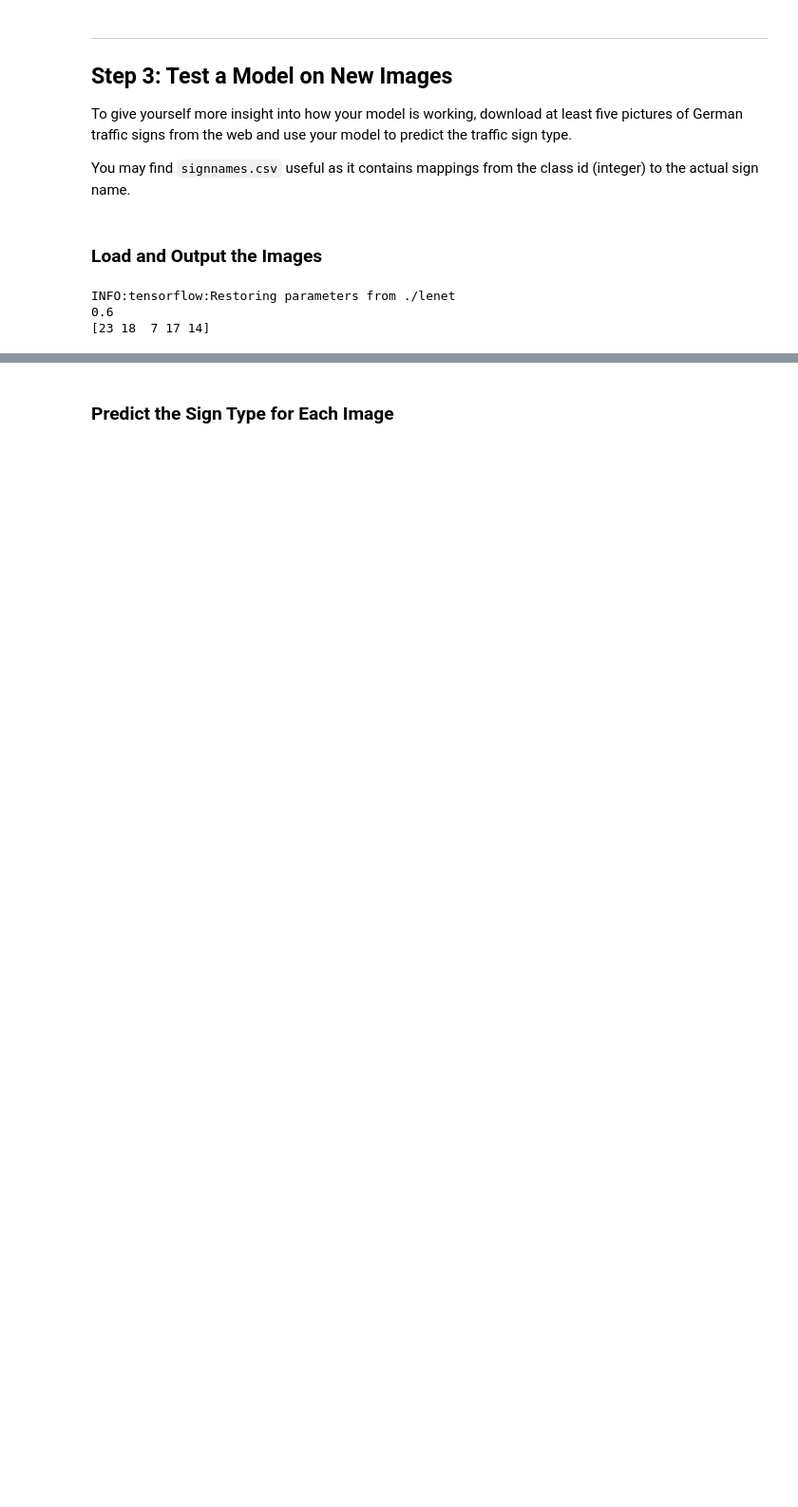
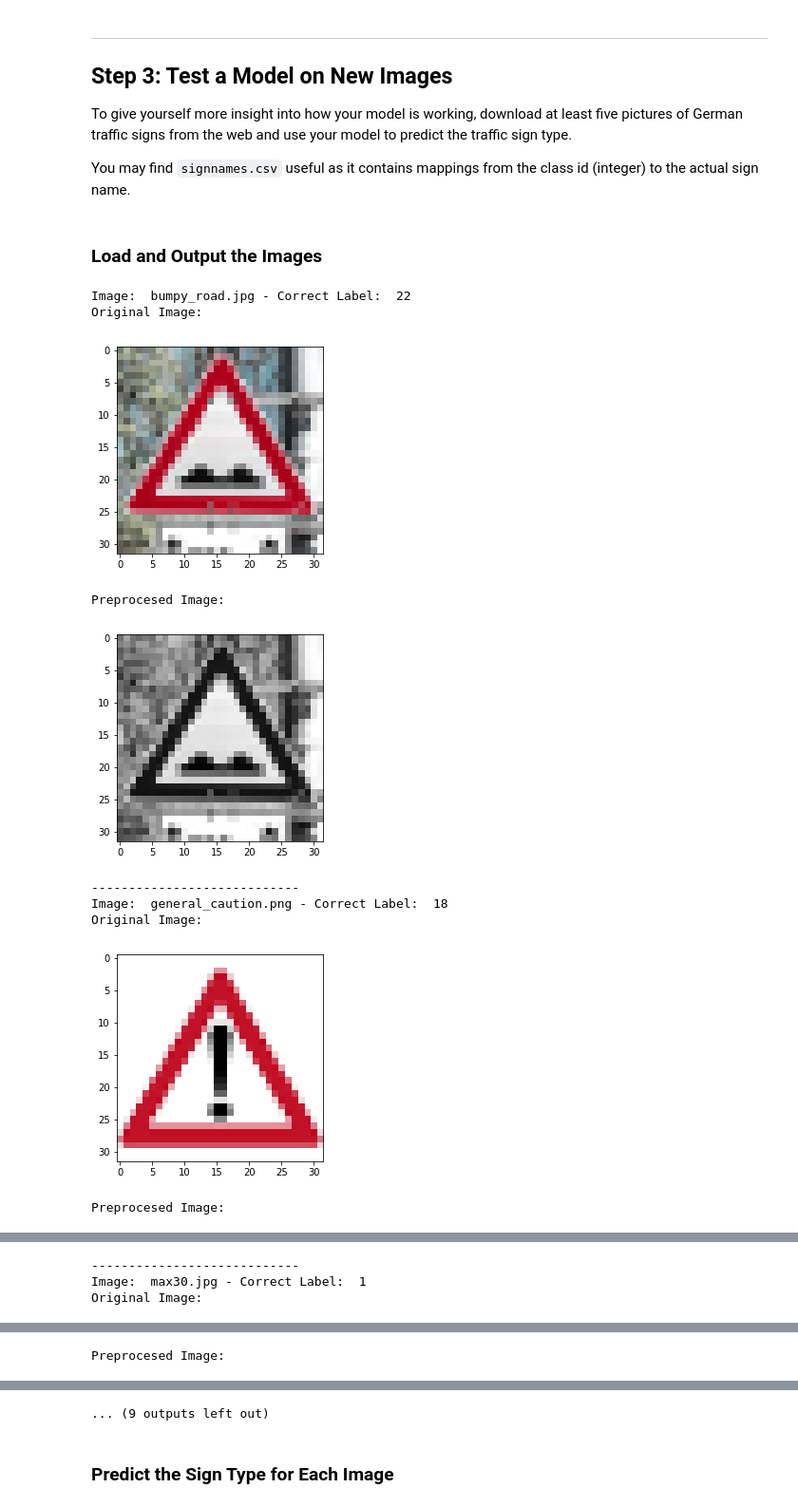
Before and after one commit to letyrodridc/Self-Driving-Car-Udacity, a Jupyter notebook: Traffic-Sign-Classifier/Traffic_Sign_Classifier.ipynb, the cells around one changed output, grey strips where cells are left out. Shown: that part at 95% size. Saved outputs shown, nothing was run; the diff lists cells and outputs as text; code cells hidden in the pictures; blank space fills up the shorter version.

```diff
--- a/Traffic-Sign-Classifier/Traffic_Sign_Classifier.ipynb
+++ b/Traffic-Sign-Classifier/Traffic_Sign_Classifier.ipynb
@@ -390,60 +390,51 @@ You may find `signnames.csv` useful as it contains mappings from the class id (i
 # %%
 ### Load the images and plot them here.
 ### Feel free to use as many code cells as needed.
 
-def show_image(image_name):
-    img = cv2.imread('my_images/'+image_name, cv2.IMREAD_COLOR)
-    img = cv2.cvtColor(img, cv2.COLOR_BGR2RGB)
-    plt.imshow(img)
+def show_image(image, gray=False):
+    if gray:
+        plt.imshow(image,cmap='gray')
+
+    else:
+        img = cv2.cvtColor(image, cv2.COLOR_BGR2RGB)
+        plt.imshow(img)
     plt.show()
-
-def test_accuracy(data, y_data, y_one_hot):
-
-    with tf.Session() as sess:
-        # Initialize variables
-
-        # Restore model weights from previously saved model
-        model_path = './lenet'
-        saver.restore(sess, model_path)
-
-        predicted_logits = sess.run(logits, feed_dict={x: data, y: y_data, keep_prob: 1.0})
-
-        prediction=tf.argmax(predicted_logits,1)
-
-        correct_prediction = tf.equal(prediction, tf.argmax(y_one_hot, 1))
-
-        accuracy_operation = tf.reduce_mean(tf.cast(correct_prediction, tf.float32))
-
-        accuracy = sess.run(accuracy_operation, feed_dict={x: data, y: y_data, keep_prob: 1.0})
-        results = prediction.eval(session=sess)
-
-        return accuracy, results
 
 
 image_names=['bumpy_road.jpg', 'general_caution.png',  'max30.jpg',  'no_entry.jpg',  'stop.jpg']
 
 y_data = [22,18,1,17,14]
 one_hot_data = tf.one_hot(y_data, n_classes)
 
 images = None
 
 for image_name in image_names:
     img = cv2.imread('my_images/'+image_name, cv2.IMREAD_COLOR)
     img = img.reshape(1, 32,32,3)
 
     if images is None:
         images = img
     else:
         images = np.concatenate((images, img), axis=0)
 
 image_gray = to_grayscale_and_norm(images)
-accuracy, results = test_accuracy(image_gray,y_data,one_hot_data)
 
-
-
-print(accuracy)
-print(results)
+for i,image_name in enumerate(image_names):
+    print("Image: ",image_name, "- Correct Label: ", y_data[i])
+    print("Original Image: ")
+    show_image(images[i])
+    print("Preprocesed Image: ")
+    img_gray = image_gray[i].reshape(32,-1)
+    show_image(img_gray, True)
+    print("----------------------------")
 # %% [output]
-INFO:tensorflow:Restoring parameters from ./lenet
-0.6
-[23 18  7 17 14]
+Image:  bumpy_road.jpg - Correct Label:  22
+Original Image:
+[figure, added]
+Preprocesed Image:
+[figure, added]
+----------------------------
+Image:  general_caution.png - Correct Label:  18
+Original Image:
+[figure, added]
+Preprocesed Image:
@@ -449,0 +442,3 @@ INFO:tensorflow:Restoring parameters from ./lenet
+----------------------------
+Image:  max30.jpg - Correct Label:  1
+Original Image:
@@ -449,0 +446 @@ INFO:tensorflow:Restoring parameters from ./lenet
+Preprocesed Image:
@@ -450,3 +448,4 @@ INFO:tensorflow:Restoring parameters from ./lenet
+... (9 outputs left out)
 # %% [markdown]
 ### Predict the Sign Type for Each Image
 # %%
```
Also changed, not shown: parts of 5 cells of this notebook.
